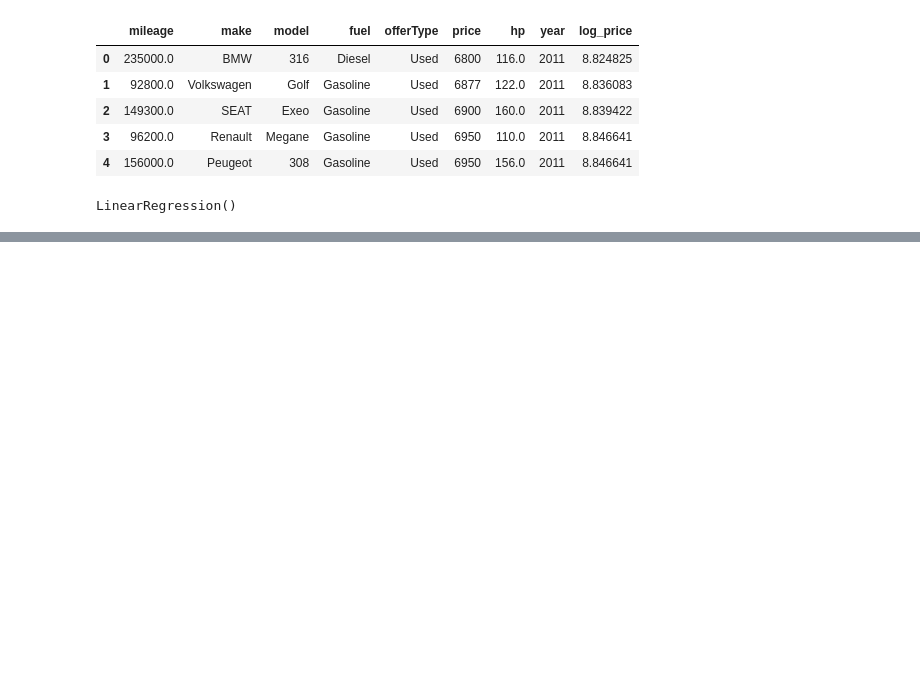
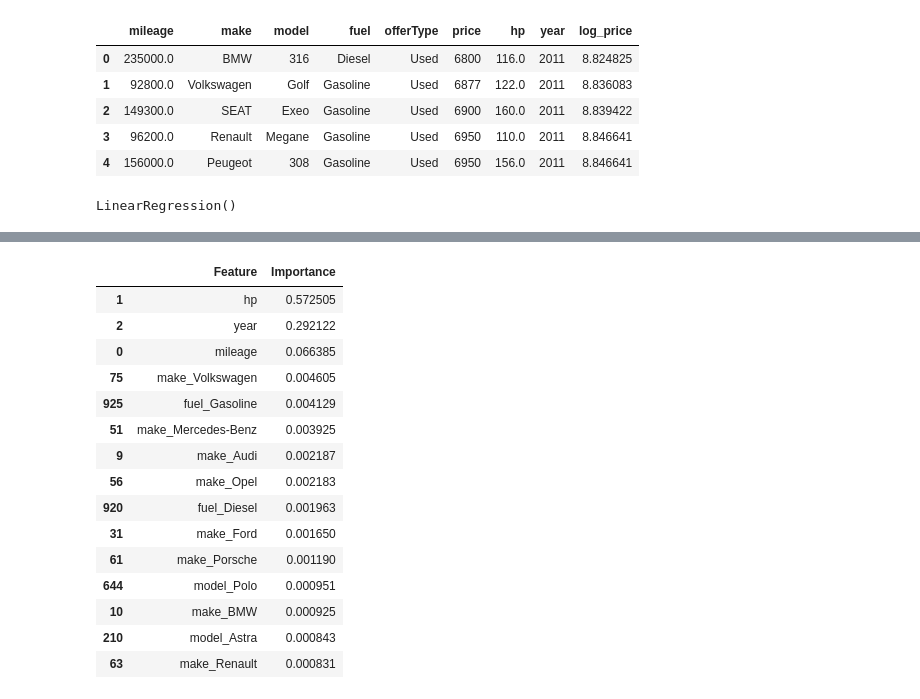
Before and after one commit to umarmohdcr7-spec/data-analysis-agent, a Jupyter notebook: main.ipynb, the cells around one changed output, grey strips where cells are left out. Saved outputs shown, nothing was run; the diff lists cells and outputs as text; code cells hidden in the pictures; blank space fills up the shorter version.

```diff
--- a/main.ipynb
+++ b/main.ipynb
@@ -446,0 +520,19 @@ R²: 0.9013908102978178
+# %%
+rf_importance.head(15)
+# %% [output]
+|  | Feature | Importance |
+| 1 | hp | 0.572505 |
+| 2 | year | 0.292122 |
+| 0 | mileage | 0.066385 |
+| 75 | make_Volkswagen | 0.004605 |
+| 925 | fuel_Gasoline | 0.004129 |
+| 51 | make_Mercedes-Benz | 0.003925 |
+| 9 | make_Audi | 0.002187 |
+| 56 | make_Opel | 0.002183 |
+| 920 | fuel_Diesel | 0.001963 |
+| 31 | make_Ford | 0.001650 |
+| 61 | make_Porsche | 0.001190 |
+| 644 | model_Polo | 0.000951 |
+| 10 | make_BMW | 0.000925 |
+| 210 | model_Astra | 0.000843 |
+| 63 | make_Renault | 0.000831 |
```
Also changed, not shown: parts of 20 cells of this notebook, 3 other files.
